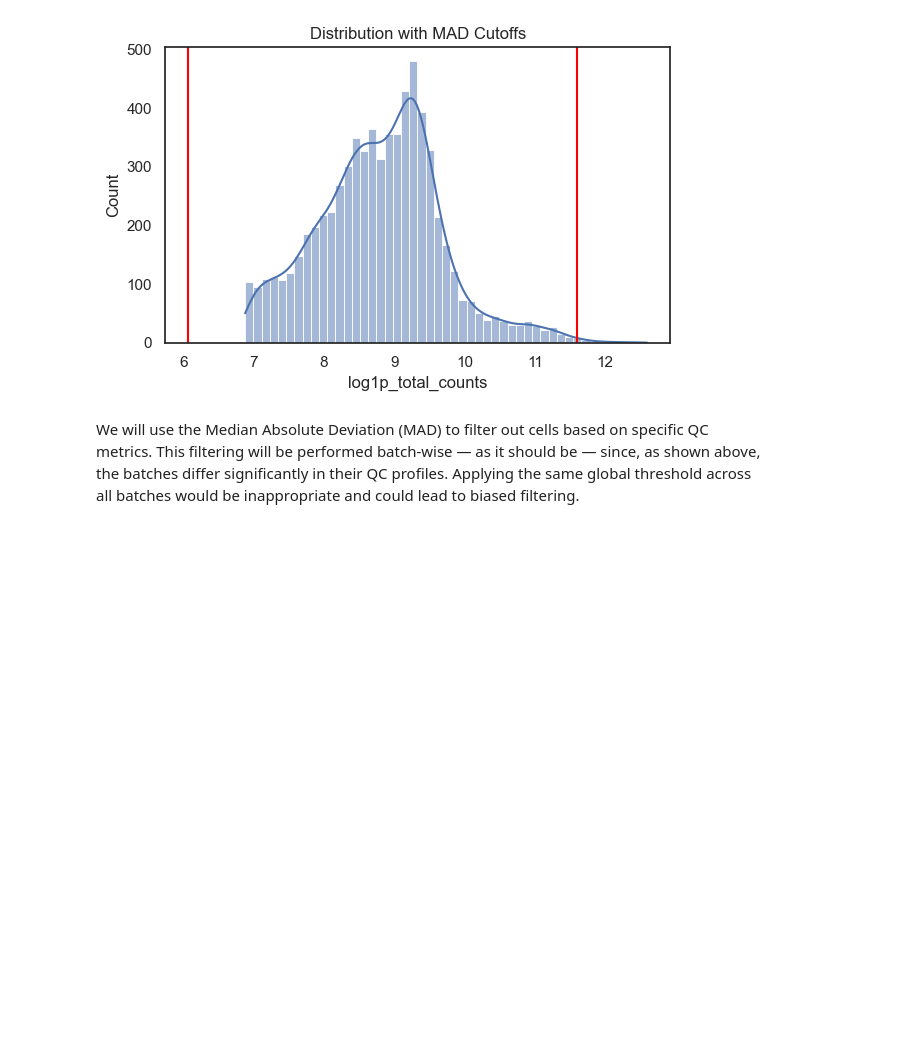
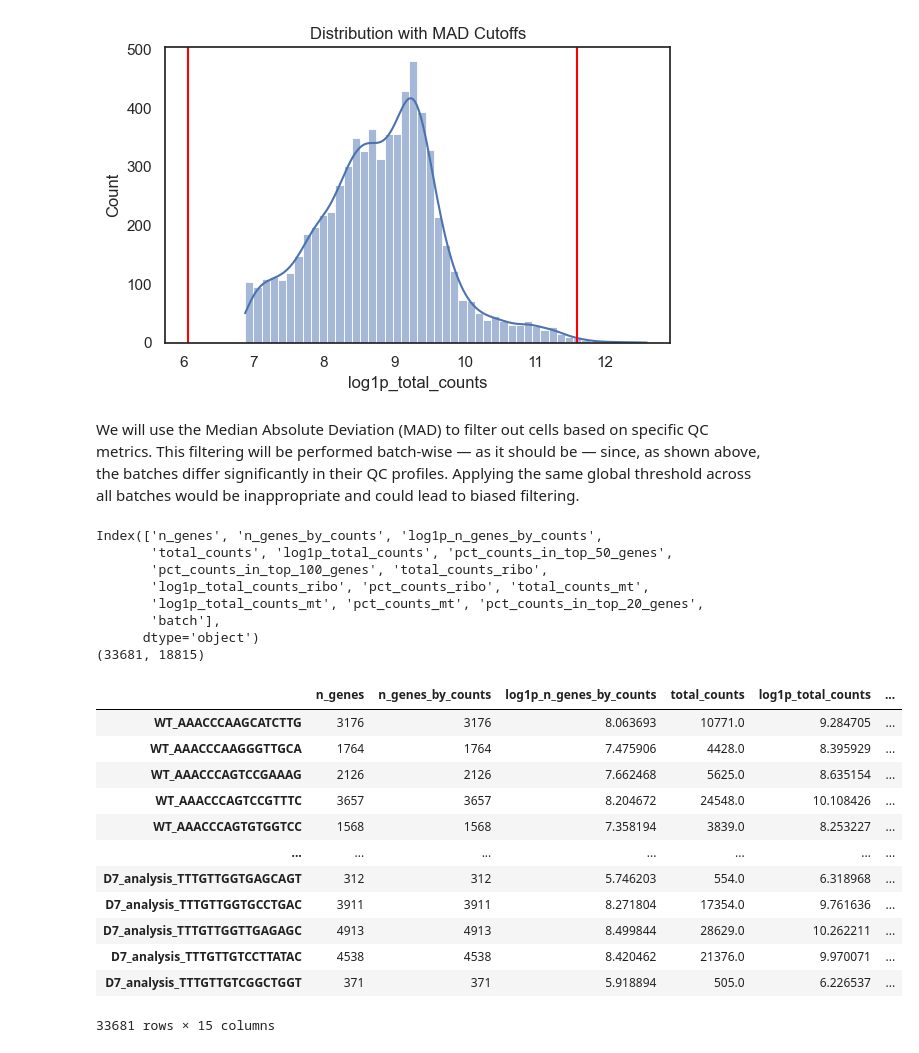
Before and after one commit to ThorstenCodes/scRNAseq-selfproject-pancreatitis, a Jupyter notebook: Pancreatitis_2025.ipynb, the cells around one changed output. Drawn from its saved outputs; the diff is of its cells as text; code cells hidden in the pictures; blank space fills up the shorter version.

```diff
--- a/Pancreatitis_2025.ipynb
+++ b/Pancreatitis_2025.ipynb
@@ -388,0 +441,27 @@ def Outlier_MAD(adata, metric, nmads, batch_key='batch', upper_only=False, retur
+# %%
+# Before Preprocessing
+print(adata.obs.columns)
+print(adata.shape)
+adata.obs
+# %% [output]
+Index(['n_genes', 'n_genes_by_counts', 'log1p_n_genes_by_counts',
+       'total_counts', 'log1p_total_counts', 'pct_counts_in_top_50_genes',
+       'pct_counts_in_top_100_genes', 'total_counts_ribo',
+       'log1p_total_counts_ribo', 'pct_counts_ribo', 'total_counts_mt',
+       'log1p_total_counts_mt', 'pct_counts_mt', 'pct_counts_in_top_20_genes',
+       'batch'],
+      dtype='object')
+(33681, 18815)
+|  | n_genes | n_genes_by_counts | log1p_n_genes_by_counts | total_counts | log1p_total_counts | ... |
+| WT_AAACCCAAGCATCTTG | 3176 | 3176 | 8.063693 | 10771.0 | 9.284705 | ... |
+| WT_AAACCCAAGGGTTGCA | 1764 | 1764 | 7.475906 | 4428.0 | 8.395929 | ... |
+| WT_AAACCCAGTCCGAAAG | 2126 | 2126 | 7.662468 | 5625.0 | 8.635154 | ... |
+| WT_AAACCCAGTCCGTTTC | 3657 | 3657 | 8.204672 | 24548.0 | 10.108426 | ... |
+| WT_AAACCCAGTGTGGTCC | 1568 | 1568 | 7.358194 | 3839.0 | 8.253227 | ... |
+| ... | ... | ... | ... | ... | ... | ... |
+| D7_analysis_TTTGTTGGTGAGCAGT | 312 | 312 | 5.746203 | 554.0 | 6.318968 | ... |
+| D7_analysis_TTTGTTGGTGCCTGAC | 3911 | 3911 | 8.271804 | 17354.0 | 9.761636 | ... |
+| D7_analysis_TTTGTTGGTTGAGAGC | 4913 | 4913 | 8.499844 | 28629.0 | 10.262211 | ... |
+| D7_analysis_TTTGTTGTCCTTATAC | 4538 | 4538 | 8.420462 | 21376.0 | 9.970071 | ... |
+| D7_analysis_TTTGTTGTCGGCTGGT | 371 | 371 | 5.918894 | 505.0 | 6.226537 | ... |
+33681 rows × 15 columns
```
Also changed, not shown: parts of 11 cells of this notebook.
